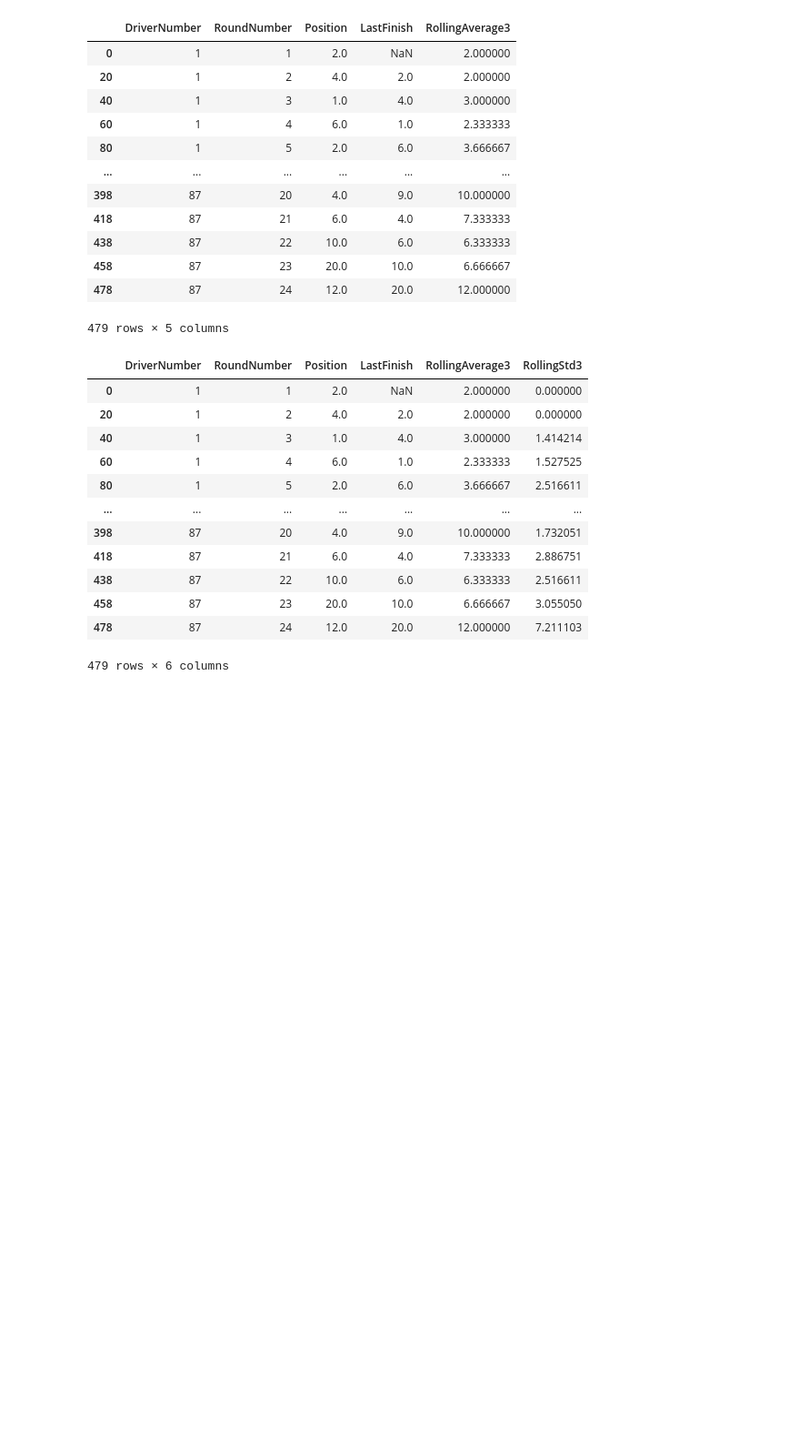
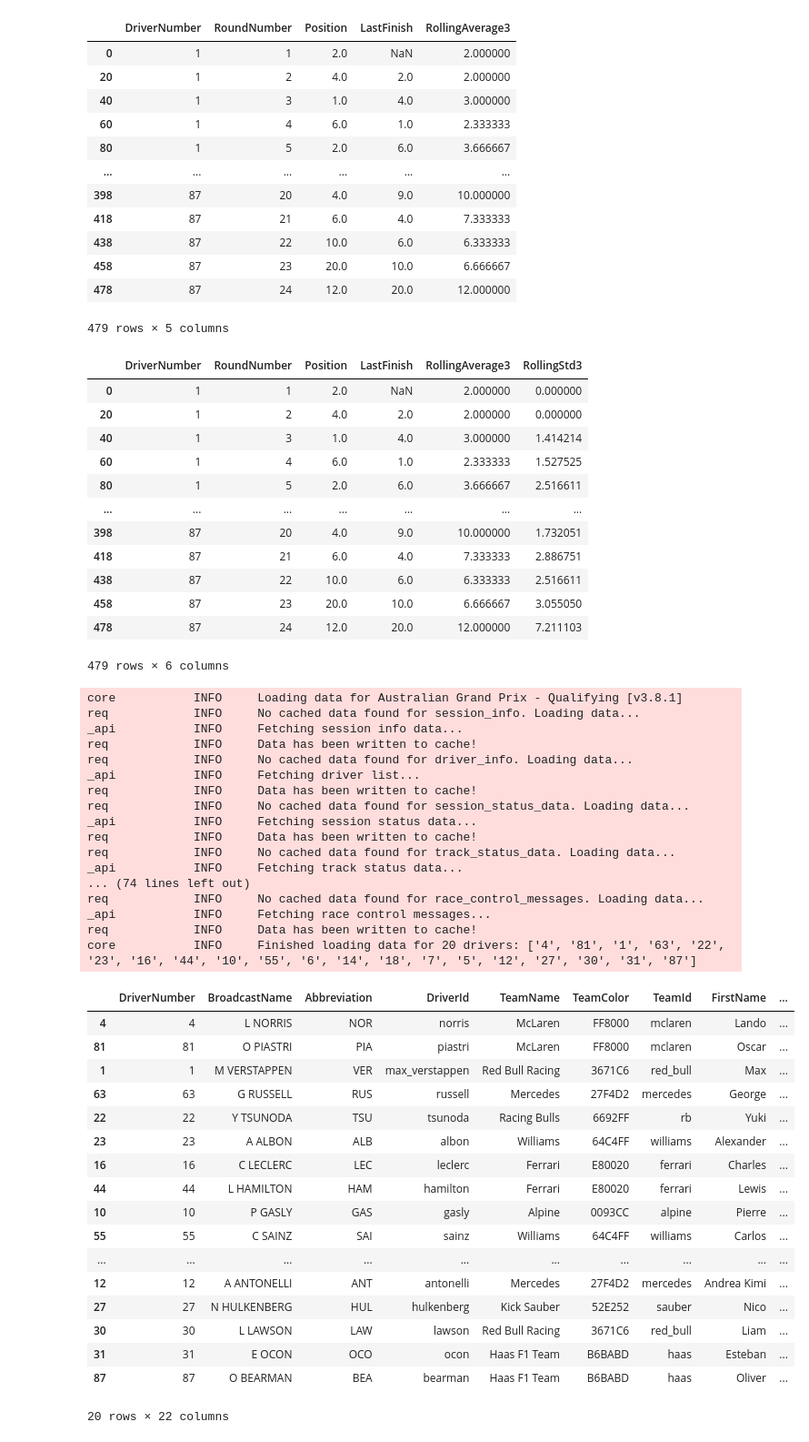
Before and after one commit to jifor/F1-Prediction-Project, a Jupyter notebook: data_testing.ipynb, the cells around one changed output. Shown at 91% size. Cells and saved outputs as stored; diff of their text form; code cells hidden in the pictures; blank space fills up the shorter version.

Commit message:
Working on getting quali data

```diff
--- a/data_testing.ipynb
+++ b/data_testing.ipynb
@@ -275,0 +282,40 @@ data
+# %%
+qual = ff1.get_session(2025, 1, 'Q')
+qual.load()
+qual.results
+# %% [output]
+core           INFO     Loading data for Australian Grand Prix - Qualifying [v3.8.1]
+req            INFO     No cached data found for session_info. Loading data...
+_api           INFO     Fetching session info data...
+req            INFO     Data has been written to cache!
+req            INFO     No cached data found for driver_info. Loading data...
+_api           INFO     Fetching driver list...
+req            INFO     Data has been written to cache!
+req            INFO     No cached data found for session_status_data. Loading data...
+_api           INFO     Fetching session status data...
+req            INFO     Data has been written to cache!
+req            INFO     No cached data found for track_status_data. Loading data...
+_api           INFO     Fetching track status data...
+... (74 lines left out)
+req            INFO     No cached data found for race_control_messages. Loading data...
+_api           INFO     Fetching race control messages...
+req            INFO     Data has been written to cache!
+core           INFO     Finished loading data for 20 drivers: ['4', '81', '1', '63', '22', '23', '16', '44', '10', '55', '6', '14', '18', '7', '5', '12', '27', '30', '31', '87']
+|  | DriverNumber | BroadcastName | Abbreviation | DriverId | TeamName | TeamColor | TeamId | FirstName | ... |
+| 4 | 4 | L NORRIS | NOR | norris | McLaren | FF8000 | mclaren | Lando | ... |
+| 81 | 81 | O PIASTRI | PIA | piastri | McLaren | FF8000 | mclaren | Oscar | ... |
+| 1 | 1 | M VERSTAPPEN | VER | max_verstappen | Red Bull Racing | 3671C6 | red_bull | Max | ... |
+| 63 | 63 | G RUSSELL | RUS | russell | Mercedes | 27F4D2 | mercedes | George | ... |
+| 22 | 22 | Y TSUNODA | TSU | tsunoda | Racing Bulls | 6692FF | rb | Yuki | ... |
+| 23 | 23 | A ALBON | ALB | albon | Williams | 64C4FF | williams | Alexander | ... |
+| 16 | 16 | C LECLERC | LEC | leclerc | Ferrari | E80020 | ferrari | Charles | ... |
+| 44 | 44 | L HAMILTON | HAM | hamilton | Ferrari | E80020 | ferrari | Lewis | ... |
+| 10 | 10 | P GASLY | GAS | gasly | Alpine | 0093CC | alpine | Pierre | ... |
+| 55 | 55 | C SAINZ | SAI | sainz | Williams | 64C4FF | williams | Carlos | ... |
+| ... | ... | ... | ... | ... | ... | ... | ... | ... | ... |
+| 12 | 12 | A ANTONELLI | ANT | antonelli | Mercedes | 27F4D2 | mercedes | Andrea Kimi | ... |
+| 27 | 27 | N HULKENBERG | HUL | hulkenberg | Kick Sauber | 52E252 | sauber | Nico | ... |
+| 30 | 30 | L LAWSON | LAW | lawson | Red Bull Racing | 3671C6 | red_bull | Liam | ... |
+| 31 | 31 | E OCON | OCO | ocon | Haas F1 Team | B6BABD | haas | Esteban | ... |
+| 87 | 87 | O BEARMAN | BEA | bearman | Haas F1 Team | B6BABD | haas | Oliver | ... |
+20 rows × 22 columns
```
Also changed, not shown: parts of 4 cells of this notebook, 3 other files.
